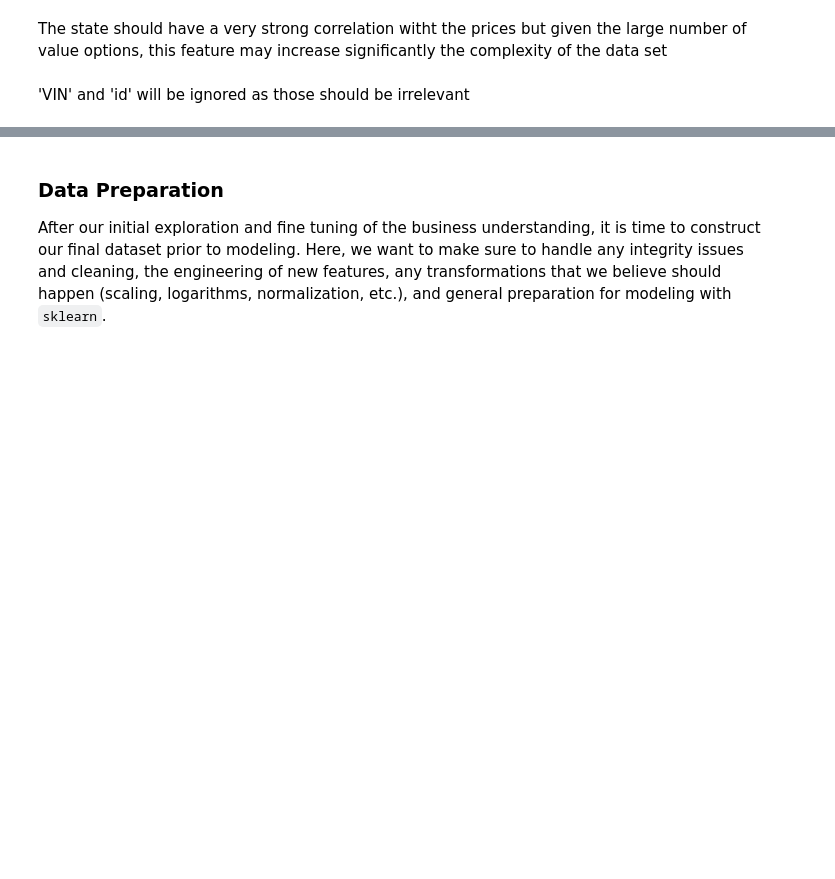
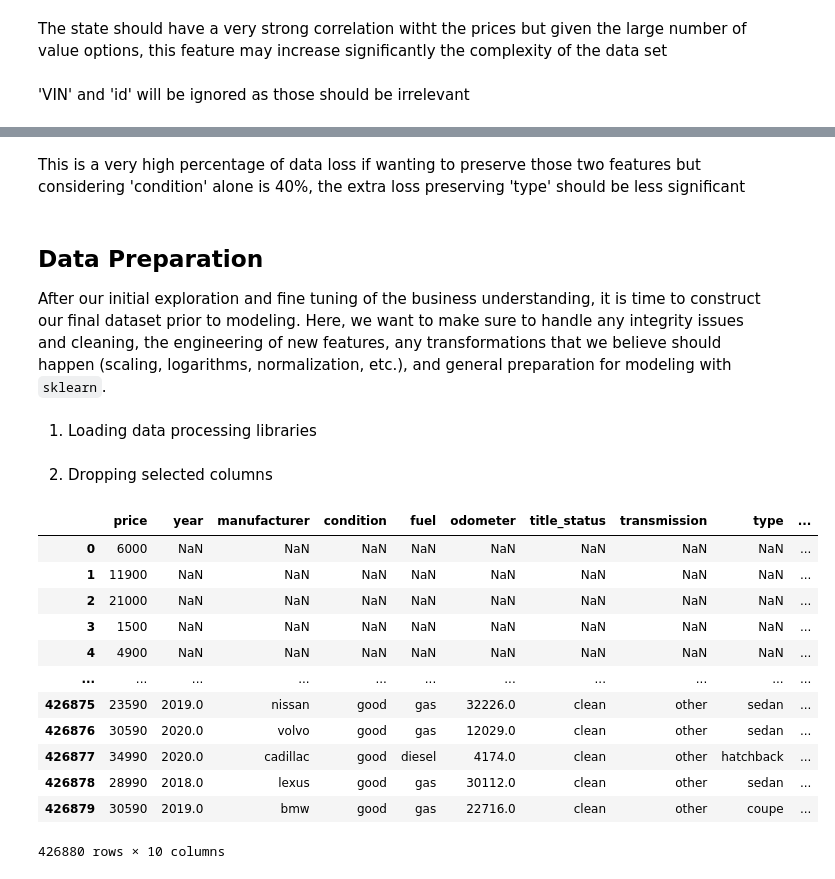
Before and after one commit to ricardoyepez01/assignment-11.1, a Jupyter notebook: ryepez_Module-11.ipynb, the cells around one changed output, grey strips where cells are left out. Cells and saved outputs as stored; diff of their text form; code cells hidden in the pictures; blank space fills up the shorter version.

```diff
--- a/ryepez_Module-11.ipynb
+++ b/ryepez_Module-11.ipynb
@@ -337,4 +346,8 @@ The state should have a very strong correlation witht the prices but given the l
+# %% [markdown]
+This is a very high percentage of data loss if wanting to preserve those two features but considering 'condition' alone is 40%, the extra loss preserving 'type' should be less significant
 # %% [markdown]
-### Data Preparation
+## Data Preparation
 
 After our initial exploration and fine tuning of the business understanding, it is time to construct our final dataset prior to modeling.  Here, we want to make sure to handle any integrity issues and cleaning, the engineering of new features, any transformations that we believe should happen (scaling, logarithms, normalization, etc.), and general preparation for modeling with `sklearn`.
+# %% [markdown]
+1. Loading data processing libraries
@@ -340,0 +356,20 @@ After our initial exploration and fine tuning of the business understanding, it
+# %% [markdown]
+2. Dropping selected columns
+# %%
+drop_columns = ['id','region','model','cylinders','VIN','drive','size','paint_color']
+df_clean = df.drop(columns=drop_columns)
+df_clean
+# %% [output]
+|  | price | year | manufacturer | condition | fuel | odometer | title_status | transmission | type | ... |
+| 0 | 6000 | NaN | NaN | NaN | NaN | NaN | NaN | NaN | NaN | ... |
+| 1 | 11900 | NaN | NaN | NaN | NaN | NaN | NaN | NaN | NaN | ... |
+| 2 | 21000 | NaN | NaN | NaN | NaN | NaN | NaN | NaN | NaN | ... |
+| 3 | 1500 | NaN | NaN | NaN | NaN | NaN | NaN | NaN | NaN | ... |
+| 4 | 4900 | NaN | NaN | NaN | NaN | NaN | NaN | NaN | NaN | ... |
+| ... | ... | ... | ... | ... | ... | ... | ... | ... | ... | ... |
+| 426875 | 23590 | 2019.0 | nissan | good | gas | 32226.0 | clean | other | sedan | ... |
+| 426876 | 30590 | 2020.0 | volvo | good | gas | 12029.0 | clean | other | sedan | ... |
+| 426877 | 34990 | 2020.0 | cadillac | good | diesel | 4174.0 | clean | other | hatchback | ... |
+| 426878 | 28990 | 2018.0 | lexus | good | gas | 30112.0 | clean | other | sedan | ... |
+| 426879 | 30590 | 2019.0 | bmw | good | gas | 22716.0 | clean | other | coupe | ... |
+426880 rows × 10 columns
```
Also changed, not shown: parts of 22 cells of this notebook.
